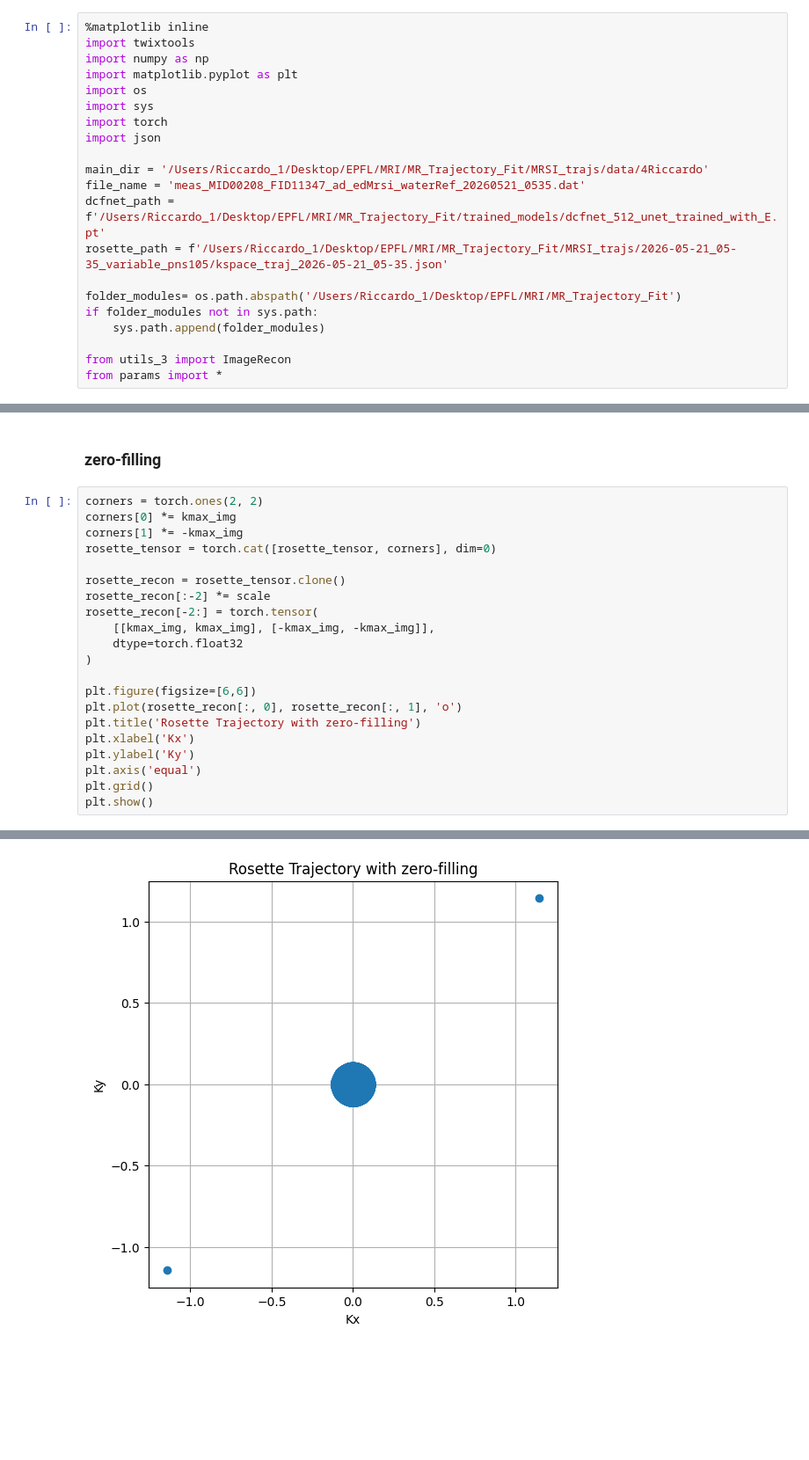
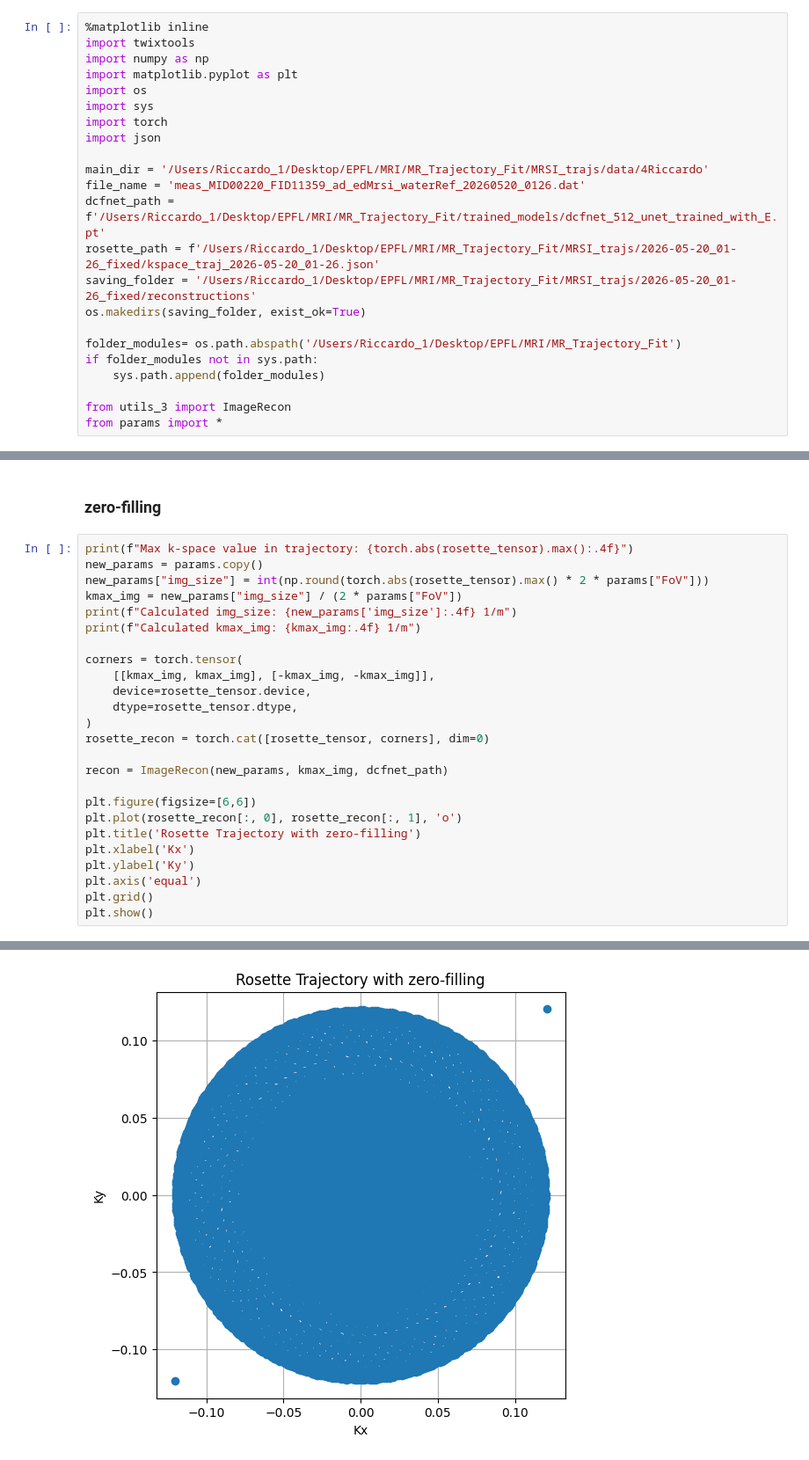
Before and after one commit to frank-roesler/MR_Trajectory_Fit, a Jupyter notebook: recon.ipynb, the cells around one changed output, grey strips where cells are left out. Shown at 88% size. Drawn from its saved outputs; the diff is of its cells as text; blank space fills up the shorter version.

Commit message:
fix rosette json file generation from model and image reconstruction with new resolution

```diff
--- a/recon.ipynb
+++ b/recon.ipynb
@@ -11,9 +11,11 @@ import torch
 import json
 
 main_dir = '/Users/Riccardo_1/Desktop/EPFL/MRI/MR_Trajectory_Fit/MRSI_trajs/data/4Riccardo'
-file_name = 'meas_MID00208_FID11347_ad_edMrsi_waterRef_20260521_0535.dat'
+file_name = 'meas_MID00220_FID11359_ad_edMrsi_waterRef_20260520_0126.dat'
 dcfnet_path = f'/Users/Riccardo_1/Desktop/EPFL/MRI/MR_Trajectory_Fit/trained_models/dcfnet_512_unet_trained_with_E.pt'
-rosette_path = f'/Users/Riccardo_1/Desktop/EPFL/MRI/MR_Trajectory_Fit/MRSI_trajs/2026-05-21_05-35_variable_pns105/kspace_traj_2026-05-21_05-35.json'
+rosette_path = f'/Users/Riccardo_1/Desktop/EPFL/MRI/MR_Trajectory_Fit/MRSI_trajs/2026-05-20_01-26_fixed/kspace_traj_2026-05-20_01-26.json'
+saving_folder = '/Users/Riccardo_1/Desktop/EPFL/MRI/MR_Trajectory_Fit/MRSI_trajs/2026-05-20_01-26_fixed/reconstructions'
+os.makedirs(saving_folder, exist_ok=True)
 
 folder_modules= os.path.abspath('/Users/Riccardo_1/Desktop/EPFL/MRI/MR_Trajectory_Fit')
 if folder_modules not in sys.path:
@@ -243,17 +241,21 @@ scale = kmax_traj / kmax_img
 # %% [markdown]
 ### zero-filling
 # %%
-corners = torch.ones(2, 2)
-corners[0] *= kmax_img
-corners[1] *= -kmax_img
-rosette_tensor = torch.cat([rosette_tensor, corners], dim=0)
+print(f"Max k-space value in trajectory: {torch.abs(rosette_tensor).max():.4f}")
+new_params = params.copy()
+new_params["img_size"] = int(np.round(torch.abs(rosette_tensor).max() * 2 * params["FoV"]))
+kmax_img = new_params["img_size"] / (2 * params["FoV"])
+print(f"Calculated img_size: {new_params['img_size']:.4f} 1/m")
+print(f"Calculated kmax_img: {kmax_img:.4f} 1/m")
 
-rosette_recon = rosette_tensor.clone()
-rosette_recon[:-2] *= scale
-rosette_recon[-2:] = torch.tensor(
+corners = torch.tensor(
     [[kmax_img, kmax_img], [-kmax_img, -kmax_img]],
-    dtype=torch.float32
+    device=rosette_tensor.device,
+    dtype=rosette_tensor.dtype,
 )
+rosette_recon = torch.cat([rosette_tensor, corners], dim=0)
+
+recon = ImageRecon(new_params, kmax_img, dcfnet_path)
 
 plt.figure(figsize=[6,6])
 plt.plot(rosette_recon[:, 0], rosette_recon[:, 1], 'o')
@@ -267,4 +272,4 @@ plt.show()
-[figure, old version]
+[figure, new version]
 # %%
 image_scaled = reconstruct_rss_dcfnet(data_flat, rosette_recon, recon)
 
```
Also changed, not shown: parts of 8 cells of this notebook, 1 other file.
